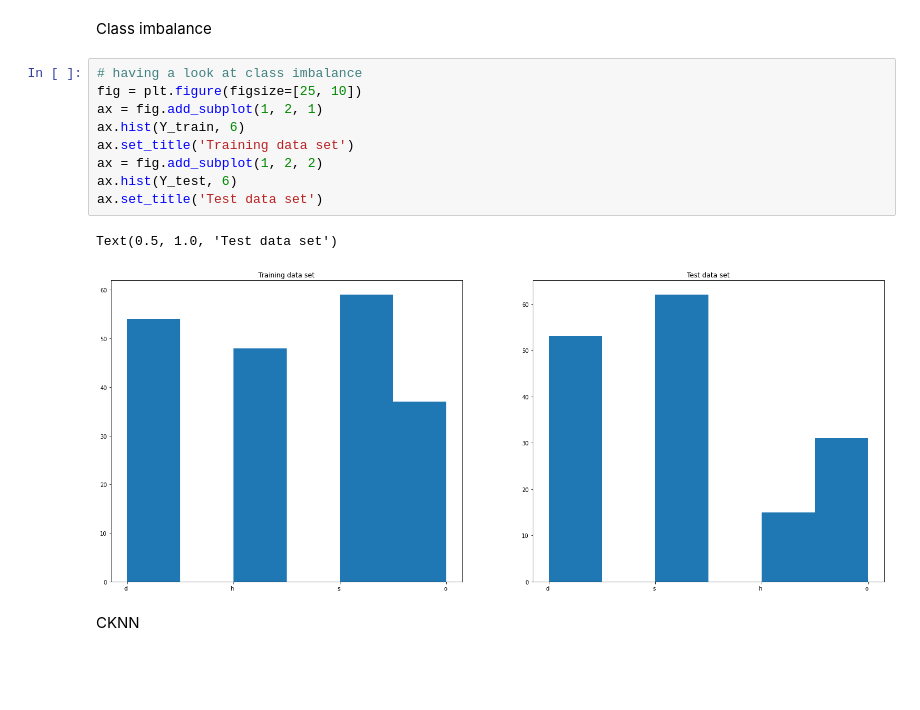
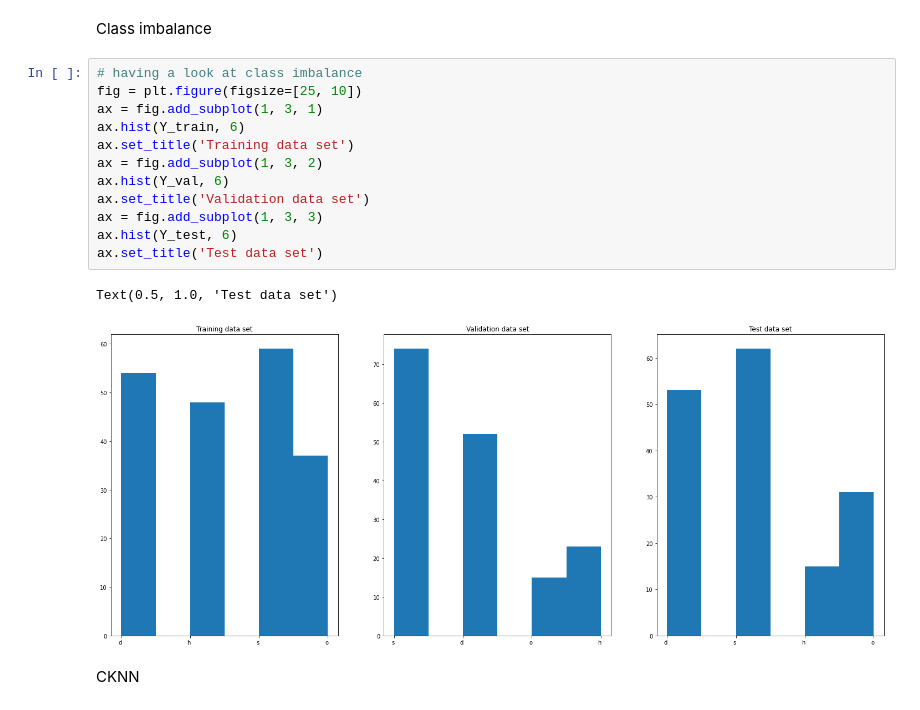
Before and after one commit to Lachie1011/cab420, a Jupyter notebook: assignment1A/Q2/CAB420_A1A_Q2.ipynb, the cells around one changed output. Saved outputs shown, nothing was run; the diff lists cells and outputs as text; blank space fills up the shorter version.

```diff
--- a/assignment1A/Q2/CAB420_A1A_Q2.ipynb
+++ b/assignment1A/Q2/CAB420_A1A_Q2.ipynb
@@ -83,14 +83,17 @@ Class imbalance
 # %%
 # having a look at class imbalance
 fig = plt.figure(figsize=[25, 10])
-ax = fig.add_subplot(1, 2, 1)
+ax = fig.add_subplot(1, 3, 1)
 ax.hist(Y_train, 6)
 ax.set_title('Training data set')
-ax = fig.add_subplot(1, 2, 2)
+ax = fig.add_subplot(1, 3, 2)
+ax.hist(Y_val, 6)
+ax.set_title('Validation data set')
+ax = fig.add_subplot(1, 3, 3)
 ax.hist(Y_test, 6)
 ax.set_title('Test data set')
 # %% [output]
 Text(0.5, 1.0, 'Test data set')
-[figure, old version]
+[figure, new version]
 # %% [markdown]
 CKNN
```
Also changed, not shown: parts of 6 cells of this notebook, 8 other files.
